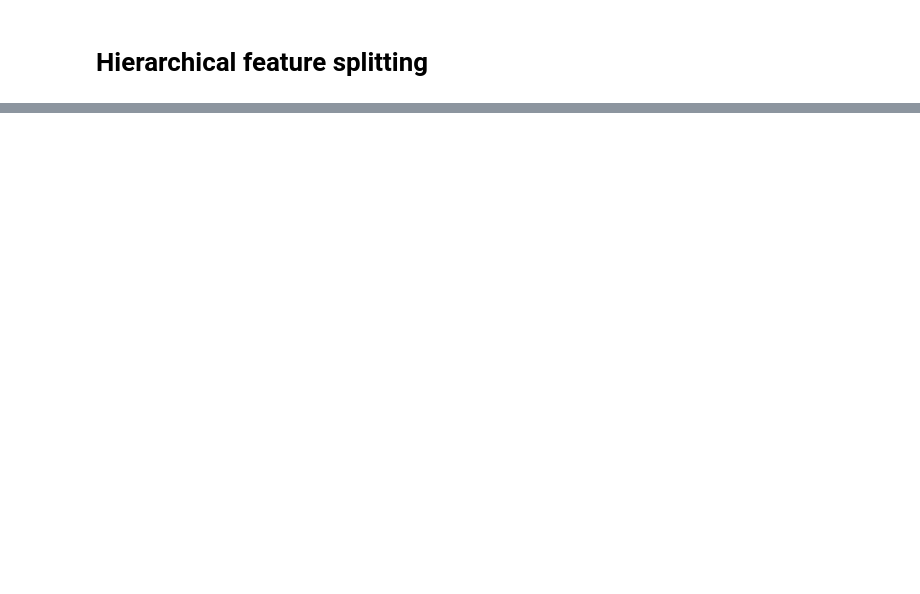
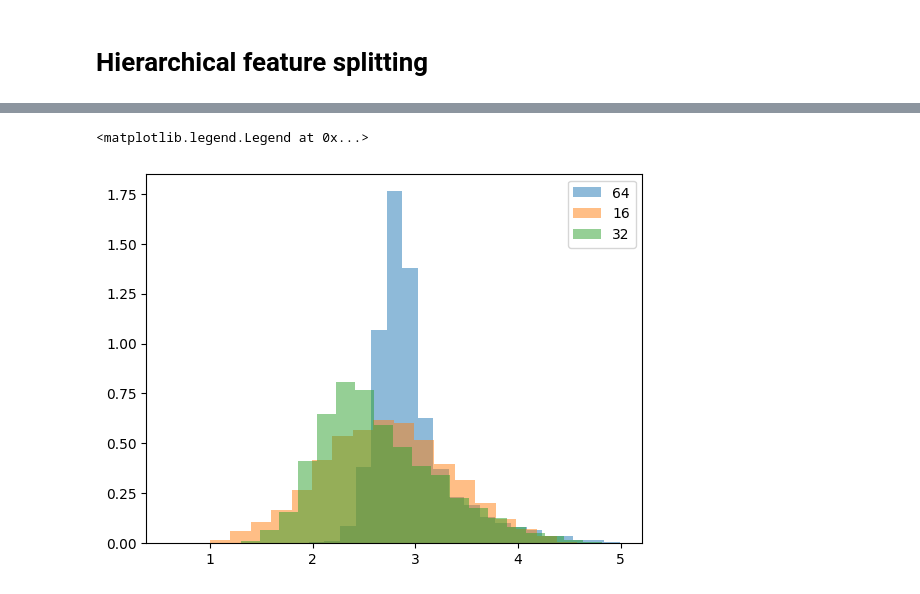
Before and after one commit to jsalt2024-evaluating-llms-for-astronomy/retrieval, a Jupyter notebook: saerch/christine2.ipynb, the cells around one changed output, grey strips where cells are left out. Cells and saved outputs as stored; diff of their text form; code cells hidden in the pictures; blank space fills up the shorter version.

```diff
--- a/saerch/christine2.ipynb
+++ b/saerch/christine2.ipynb
@@ -323,8 +274,6 @@ matrix.node_neighbors(G_tree_directed, 'Upper limits and constraints', "down")
  'Lorentz Invariance Violation (LIV)',
  'Mutual Information in Astronomy',
  'Dyson spheres and related technosignatures']
-# %%
-clean_labels = clamp.get_clean_labels(auto_results)
 # %%
 all_subtrees = matrix.subtree_iterate(mat, norms, G_tree_directed, clean_labels, n = 3)
 # %%
@@ -709,0 +470,12 @@ print(get_feature_list(nns_6416[ind], auto_results_64))
+# %%
+model_16 = family.model(model_path = './checkpoints/16_3072_24_auxk_epoch_50.pth', topk_indices = './sae_data/topk_indices_16.npy',
+                        topk_values = './sae_data/topk_values_16.npy', autointerp_results = './feature_analysis_results_16.json',
+                        mat = './unnorm_cooccurrence_16.npy', norms = './occurrence_norms_16.npy', actsims = './actsims_16.npy')
+
+model_32 = family.model(model_path = './checkpoints/32_6144_48_auxk_epoch_50.pth', topk_indices = './sae_data/topk_indices_32.npy',
+                        topk_values = './sae_data/topk_values_32.npy', autointerp_results = './feature_analysis_results_32.json',
+                        mat = './unnorm_cooccurrence_32.npy', norms = './occurrence_norms_32.npy', actsims = './actsims_32.npy')
+
+model_64 = family.model(model_path = './checkpoints/64_9216_128_auxk_epoch_50.pth', topk_indices = './sae_data/topk_indices.npy',
+                        topk_values = './sae_data/topk_values.npy', autointerp_results = './sae_data/feature_analysis_results.json',
+                        mat = './unnorm_cooccurrence.npy', norms = './occurrence_norms.npy', actsims = './actsims_64.npy')
@@ -709,0 +503,8 @@ print(get_feature_list(nns_6416[ind], auto_results_64))
+# %%
+plt.hist(np.log10(model_64.norms + 1), bins = 20, alpha = 0.5, density = True, label = '64')
+plt.hist(np.log10(model_16.norms + 1), bins = 20, alpha = 0.5, density = True, label = '16')
+plt.hist(np.log10(model_32.norms + 1), bins = 20, alpha = 0.5,    density = True, label = '32')
+plt.legend()
+# %% [output]
+<matplotlib.legend.Legend at 0x...>
+[figure, added]
```
Also changed, not shown: parts of 37 cells of this notebook, 16 other files.
